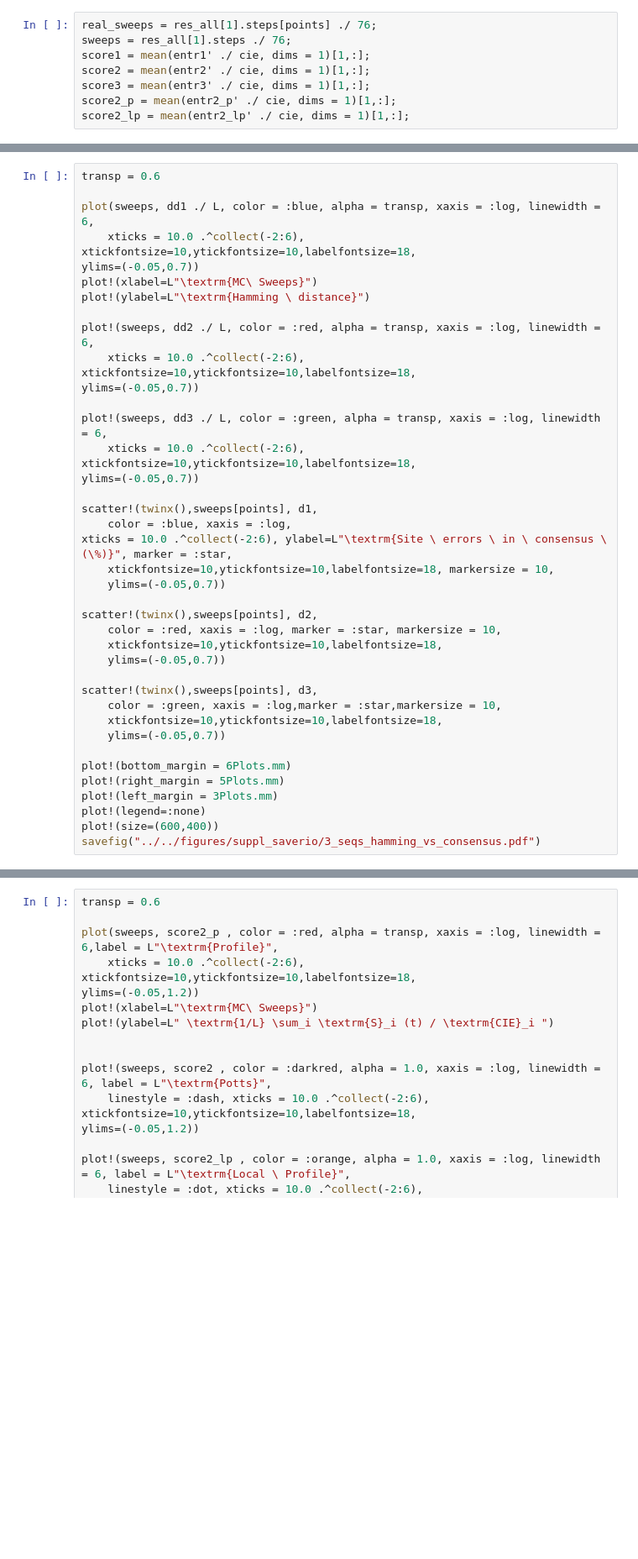
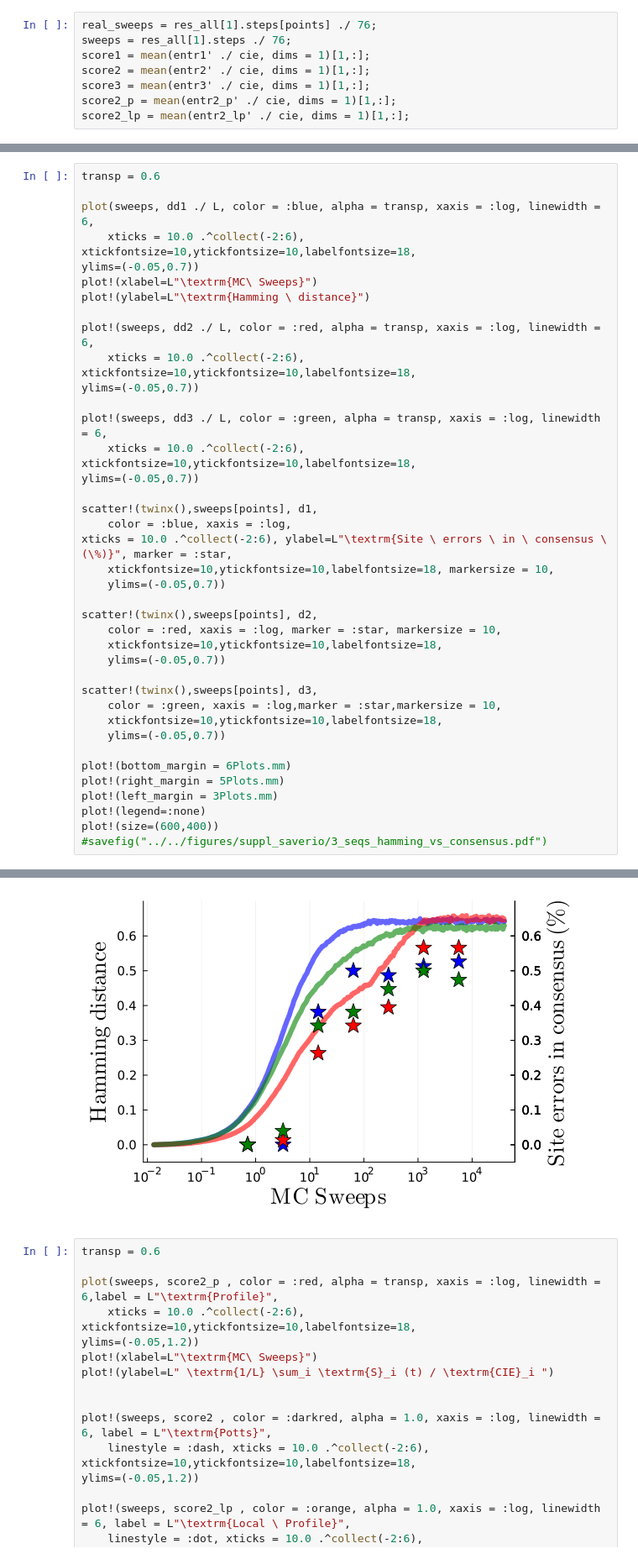
Before and after one commit to leonardodibari/Genie.jl, a Jupyter notebook: notebooks/consensus_reconstruction.ipynb, the cells around one changed output, grey strips where cells are left out. Shown: that part at 84% size. Drawn from its saved outputs; the diff is of its cells as text; blank space fills up the shorter version.

```diff
--- a/notebooks/consensus_reconstruction.ipynb
+++ b/notebooks/consensus_reconstruction.ipynb
@@ -147,5 +147,5 @@ plot!(right_margin = 5Plots.mm)
 plot!(left_margin = 3Plots.mm)
 plot!(legend=:none)
 plot!(size=(600,400))
-savefig("../../figures/suppl_saverio/3_seqs_hamming_vs_consensus.pdf")
+#savefig("../../figures/suppl_saverio/3_seqs_hamming_vs_consensus.pdf")
 # %% [output]
@@ -153,3 +152,4 @@ savefig("../../figures/suppl_saverio/3_seqs_hamming_vs_consensus.pdf")
+[figure, added]
 # %%
 transp = 0.6
 
```
Also changed, not shown: parts of 3 cells of this notebook, 18 other files.
